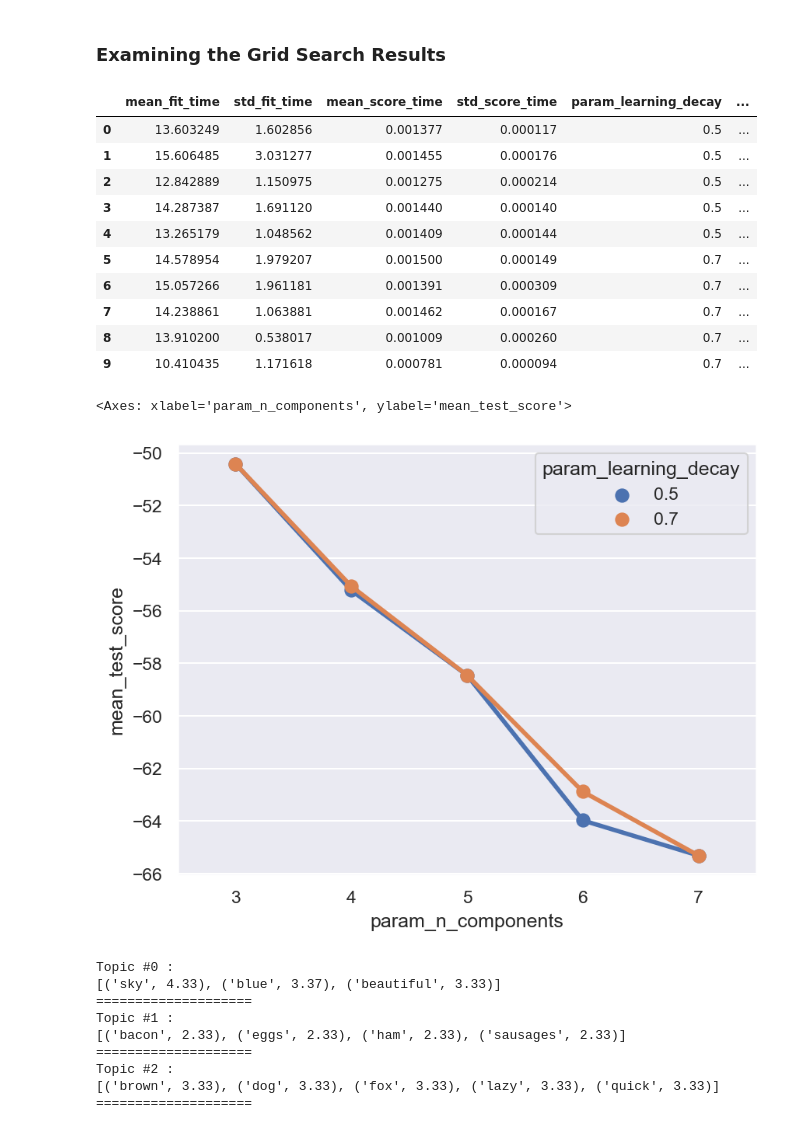
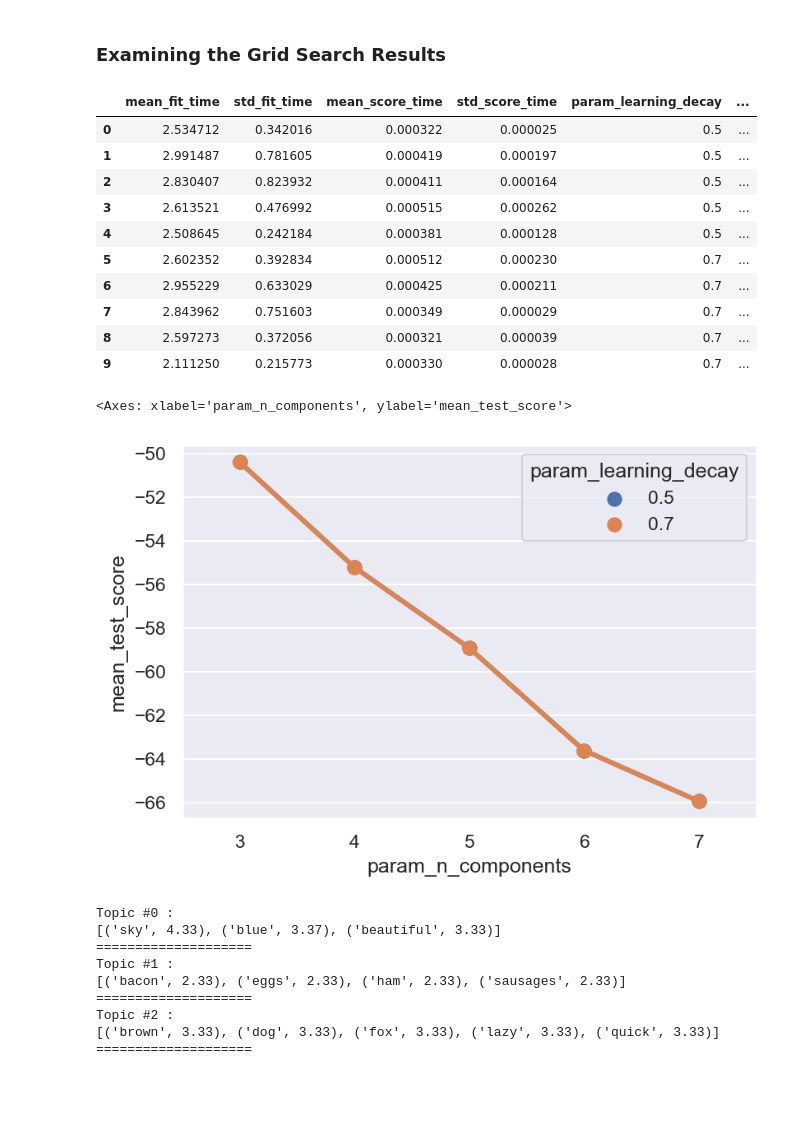
Before and after one commit to alvinntnu/NTNU_ENC2045_LECTURES, a Jupyter notebook: _build/jupyter_execute/nlp/topic-modeling-naive.ipynb, the cells around one changed output. Cells and saved outputs as stored; diff of their text form; code cells hidden in the pictures; blank space fills up the shorter version.

```diff
--- a/_build/jupyter_execute/nlp/topic-modeling-naive.ipynb
+++ b/_build/jupyter_execute/nlp/topic-modeling-naive.ipynb
@@ -454,19 +507,16 @@ Doing Grid Search with LDA models can be very slow. There are some other topic m
 ### Grid Search for Topic Number
 # %%
 %%time
-from sklearn.decomposition import LatentDirichletAllocation
-from sklearn.model_selection import GridSearchCV
 
-# Options to try with our LDA
-# Beware it will try *all* of the combinations, so it'll take ages
+## Prepare hyperparameters dict
 search_params = {'n_components': range(3,8), 'learning_decay': [.5, .7]}
 
-# Set up LDA with the options we'll keep static
-model = LatentDirichletAllocation(learning_method='online', ## `online` for large datasets
+## Initialize LDA
+model = LatentDirichletAllocation(learning_method='batch', ## `online` for large datasets
                                   max_iter=10000,
                                   random_state=0)
 
-# Try all of the options
+## Gridsearch
 gridsearch = GridSearchCV(model,
                           param_grid=search_params,
                           n_jobs=-1,
@@ -495,26 +545,26 @@ cv_results_df = pd.DataFrame(gridsearch.cv_results_)
 cv_results_df
 # %% [output]
 |  | mean_fit_time | std_fit_time | mean_score_time | std_score_time | param_learning_decay | ... |
-| 0 | 13.603249 | 1.602856 | 0.001377 | 0.000117 | 0.5 | ... |
-| 1 | 15.606485 | 3.031277 | 0.001455 | 0.000176 | 0.5 | ... |
-| 2 | 12.842889 | 1.150975 | 0.001275 | 0.000214 | 0.5 | ... |
-| 3 | 14.287387 | 1.691120 | 0.001440 | 0.000140 | 0.5 | ... |
-| 4 | 13.265179 | 1.048562 | 0.001409 | 0.000144 | 0.5 | ... |
-| 5 | 14.578954 | 1.979207 | 0.001500 | 0.000149 | 0.7 | ... |
-| 6 | 15.057266 | 1.961181 | 0.001391 | 0.000309 | 0.7 | ... |
-| 7 | 14.238861 | 1.063881 | 0.001462 | 0.000167 | 0.7 | ... |
-| 8 | 13.910200 | 0.538017 | 0.001009 | 0.000260 | 0.7 | ... |
-| 9 | 10.410435 | 1.171618 | 0.000781 | 0.000094 | 0.7 | ... |
+| 0 | 2.534712 | 0.342016 | 0.000322 | 0.000025 | 0.5 | ... |
+| 1 | 2.991487 | 0.781605 | 0.000419 | 0.000197 | 0.5 | ... |
+| 2 | 2.830407 | 0.823932 | 0.000411 | 0.000164 | 0.5 | ... |
+| 3 | 2.613521 | 0.476992 | 0.000515 | 0.000262 | 0.5 | ... |
+| 4 | 2.508645 | 0.242184 | 0.000381 | 0.000128 | 0.5 | ... |
+| 5 | 2.602352 | 0.392834 | 0.000512 | 0.000230 | 0.7 | ... |
+| 6 | 2.955229 | 0.633029 | 0.000425 | 0.000211 | 0.7 | ... |
+| 7 | 2.843962 | 0.751603 | 0.000349 | 0.000029 | 0.7 | ... |
+| 8 | 2.597273 | 0.372056 | 0.000321 | 0.000039 | 0.7 | ... |
+| 9 | 2.111250 | 0.215773 | 0.000330 | 0.000028 | 0.7 | ... |
 # %%
 import seaborn as sns
-sns.set(rc={"figure.dpi":150, 'savefig.dpi':150})
+sns.set_theme(rc={"figure.dpi":150, 'savefig.dpi':150})
 sns.pointplot(x="param_n_components",
               y="mean_test_score",
               hue="param_learning_decay",
               data=cv_results_df)
 # %% [output]
 <Axes: xlabel='param_n_components', ylabel='mean_test_score'>
-[figure, old version]
+[figure, new version]
 # %%
 get_topics_meanings(best_lda.components_,
                     vocab,
```
Also changed, not shown: parts of 46 cells of this notebook, 8 other files.
